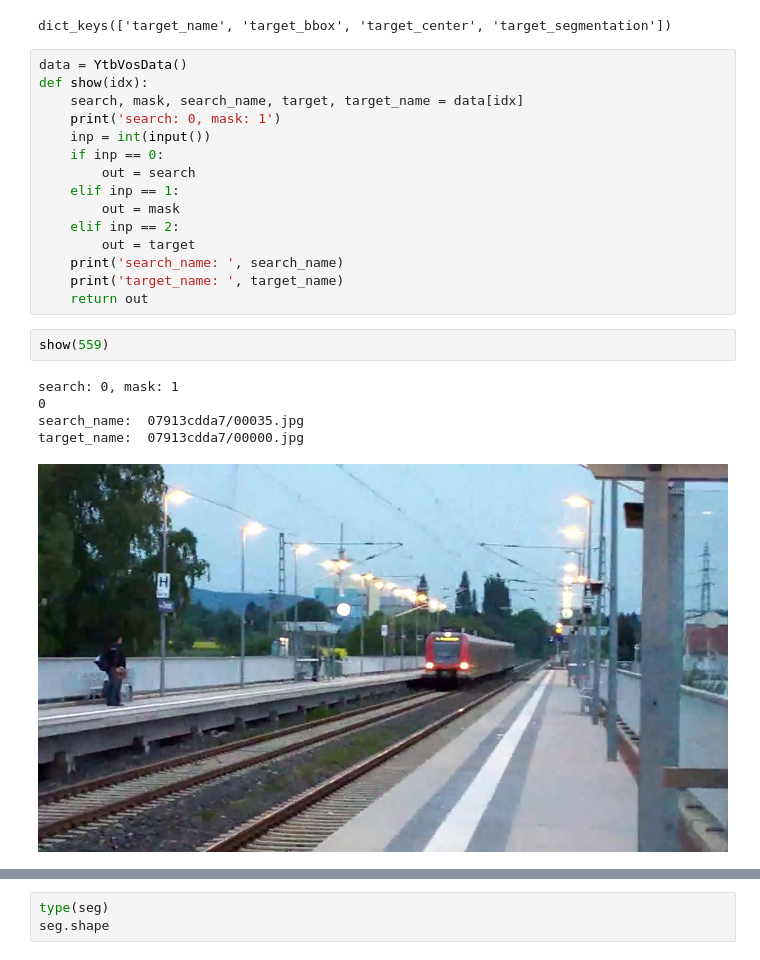
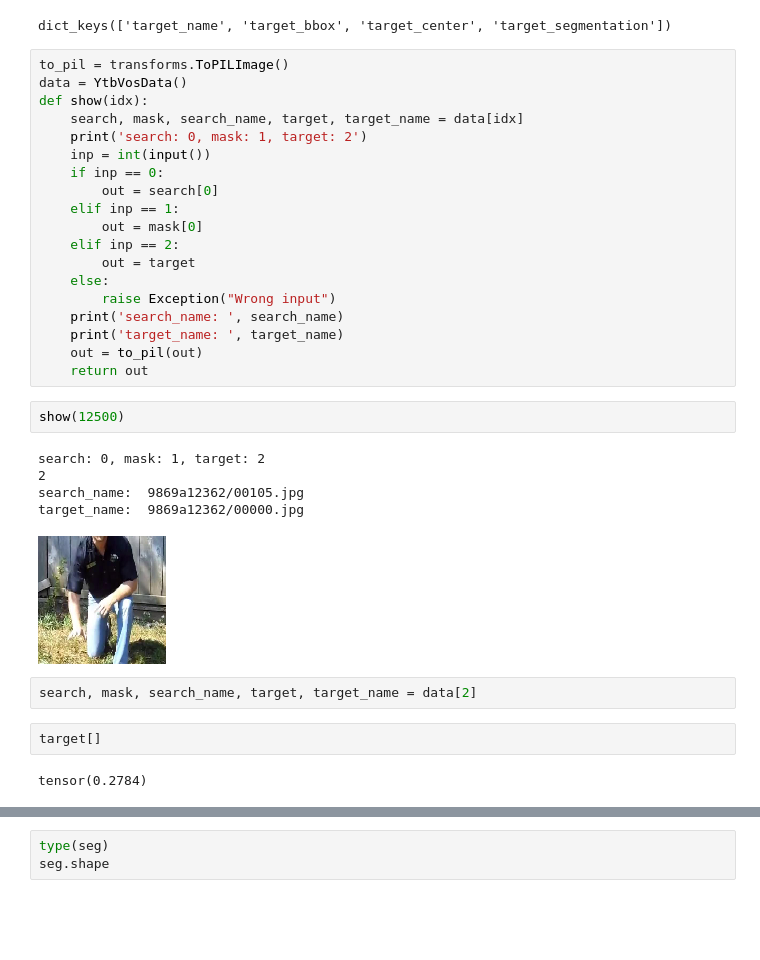
Before and after one commit to Afchis/SiamRUNet, a Jupyter notebook: vos_loader.ipynb, the cells around one changed output, grey strips where cells are left out. Cells and saved outputs as stored; diff of their text form; blank space fills up the shorter version.

```diff
--- a/vos_loader.ipynb
+++ b/vos_loader.ipynb
@@ -118,27 +165,37 @@ data_json[0]['target_info'].keys()
 # %% [output]
 dict_keys(['target_name', 'target_bbox', 'target_center', 'target_segmentation'])
 # %%
+to_pil = transforms.ToPILImage()
 data = YtbVosData()
 def show(idx):
     search, mask, search_name, target, target_name = data[idx]
-    print('search: 0, mask: 1')
+    print('search: 0, mask: 1, target: 2')
     inp = int(input())
     if inp == 0:
-        out = search
+        out = search[0]
     elif inp == 1:
-        out = mask
+        out = mask[0]
     elif inp == 2:
         out = target
+    else:
+        raise Exception("Wrong input")
     print('search_name: ', search_name)
     print('target_name: ', target_name)
+    out = to_pil(out)
     return out
 # %%
-show(559)
+show(12500)
 # %% [output]
-search: 0, mask: 1
-0
-search_name:  07913cdda7/00035.jpg
-target_name:  07913cdda7/00000.jpg
+search: 0, mask: 1, target: 2
+2
+search_name:  9869a12362/00105.jpg
+target_name:  9869a12362/00000.jpg
-[figure, old version]
+[figure, new version]
+# %%
+search, mask, search_name, target, target_name = data[2]
+# %%
+target[]
+# %% [output]
+tensor(0.2784)
 # %%
 seg = Rle_to_numpy(data_json[0]['segmentation'], data_json[0]['width'], data_json[0]['height'])
```
Also changed, not shown: parts of 3 cells of this notebook, 3 other files.
